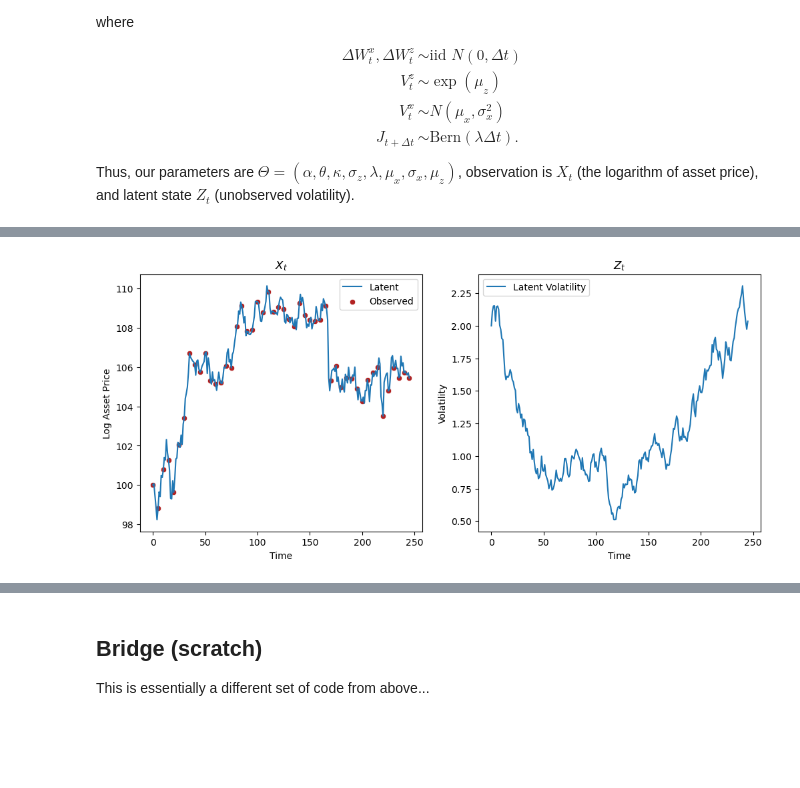
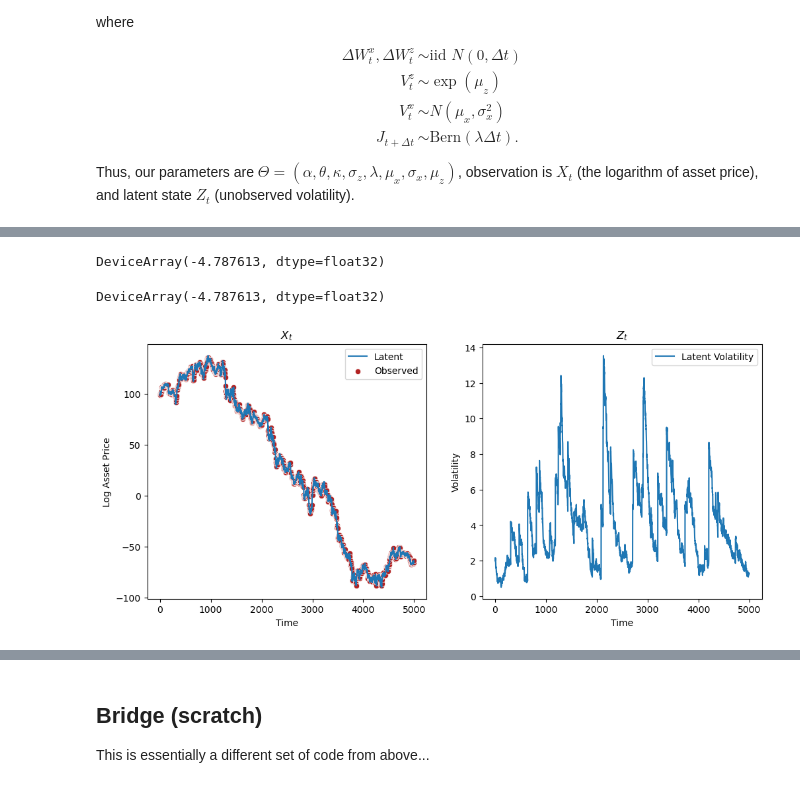
Before and after one commit to mlysy/pfjax, a Jupyter notebook: docs/notebooks/JumpDiff.ipynb, the cells around one changed output, grey strips where cells are left out. Cells and saved outputs as stored; diff of their text form; code cells hidden in the pictures; blank space fills up the shorter version.

```diff
--- a/docs/notebooks/JumpDiff.ipynb
+++ b/docs/notebooks/JumpDiff.ipynb
@@ -77,6 +79,9 @@ class SDEModel(object):
         last, full = lax.scan(fun, init, jnp.arange(self._n_res))
         return full
 
+    def meas_lpdf(self, y_curr, x_curr, theta):
+        return 1.0
+
     def is_valid_state(self, x, theta):
         return True
 # %%
@@ -226,15 +289,15 @@ class JumpDiff(SDEModel):
                        jnp.expand_dims(jnp.array([z_init, x_init, 0.0, 0.0]), axis = 0), axis=0), \
             logw
 # %%
-key = random.PRNGKey(0)
+my_key = random.PRNGKey(0)
 
-dt = 1
-n_res = 5
-n_obs = 50
-theta = jnp.array([0.08, 0.02, -0.03, 0.12, 0.05, -3.1, 2.7, 1.7])
-x_init = jnp.block([[jnp.zeros((n_res-1, 4))],
+my_dt = 1
+my_n_res = 5
+my_n_obs = 1000
+my_theta = jnp.array([0.08, 0.02, -0.03, 0.12, 0.05, -3.1, 2.7, 1.7])
+my_x_init = jnp.block([[jnp.zeros((my_n_res-1, 4))],
                     [jnp.array([2.0, 100.0,0,0])]])
 
-jdmodel = JumpDiff(dt, n_res)
+jdmodel = JumpDiff(my_dt, my_n_res)
 # %%
-y_meas, x_state = pf.simulate(jdmodel, key, n_obs, x_init, theta)
+y_meas, x_state = pf.simulate(jdmodel, my_key, my_n_obs, my_x_init, my_theta)
@@ -241,23 +326,31 @@ y_meas, x_state = pf.simulate(jdmodel, key, n_obs, x_init, theta)
+# %%
+jdmodel.state_lpdf(x_curr, x_prev, my_theta)
+# %% [output]
+DeviceArray(-4.787613, dtype=float32)
+# %%
+jdmodel._state_lpdf_for(x_curr, x_prev, my_theta)
+# %% [output]
+DeviceArray(-4.787613, dtype=float32)
 # %%
 tmp = pd.DataFrame(jnp.array([
-    jnp.arange(y_meas.shape[0]) * 5,
+    jnp.arange(y_meas.shape[0]) * my_n_res,
     y_meas
 ]).T, columns = ["Time", "Log Asset Price"])
 # %%
 fig, ax = plt.subplots(nrows=1, ncols=2, figsize=(12, 5), sharey = False)
 
-sns.lineplot(data= x_state[:,:,1].reshape(n_res*n_obs,1)[(n_res-1):].squeeze(),
+sns.lineplot(data= x_state[:,:,1].reshape(my_n_res*my_n_obs,1)[(my_n_res-1):].squeeze(),
              ax = ax[0],
              label = "Latent")
 sns.scatterplot(x = "Time", y = "Log Asset Price",
                 data = tmp,
                 color = "firebrick",
                 ax = ax[0],
                 label="Observed").set(title ="$X_t$");
 
 # plt.plot(y_meas)
-sns.lineplot(data= x_state[:,:,0].reshape(n_res*n_obs,1)[(n_res-1):].squeeze(),
+sns.lineplot(data= x_state[:,:,0].reshape(my_n_res*my_n_obs,1)[(my_n_res-1):].squeeze(),
              ax = ax[1],
              label = "Latent Volatility").set(xlabel="Time",title = "$Z_t$", ylabel="Volatility");
 # %% [output]
-[figure, old version]
+[figure, new version]
```
Also changed, not shown: parts of 21 cells of this notebook.
